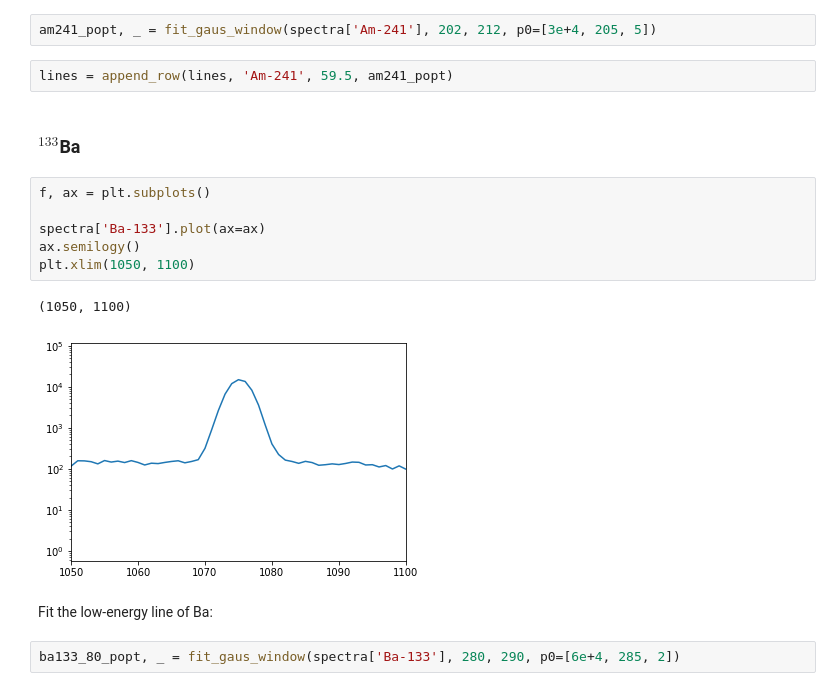
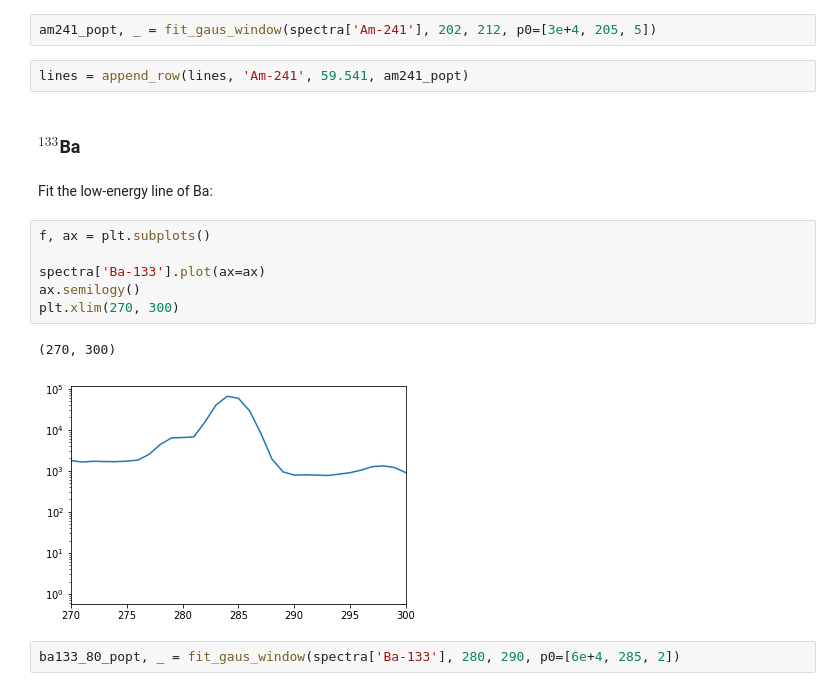
Before and after one commit to NE204-Fall2018/kjbilton-lab0, a Jupyter notebook: notebooks/lab0.ipynb, the cells around one changed output. Cells and saved outputs as stored; diff of their text form.

```diff
--- a/notebooks/lab0.ipynb
+++ b/notebooks/lab0.ipynb
@@ -136,20 +137,20 @@ ax.set_xlim(200, 220);
 # %%
 am241_popt, _ = fit_gaus_window(spectra['Am-241'], 202, 212, p0=[3e+4, 205, 5])
 # %%
-lines = append_row(lines, 'Am-241', 59.5, am241_popt)
+lines = append_row(lines, 'Am-241', 59.541, am241_popt)
 # %% [markdown]
 ### $^{133}$Ba
-# %%
-f, ax = plt.subplots()
-
-spectra['Ba-133'].plot(ax=ax)
-ax.semilogy()
-plt.xlim(1050, 1100)
-# %% [output]
-(1050, 1100)
-[figure, removed]
 # %% [markdown]
 Fit the low-energy line of Ba:
+# %%
+f, ax = plt.subplots()
+
+spectra['Ba-133'].plot(ax=ax)
+ax.semilogy()
+plt.xlim(270, 300)
+# %% [output]
+(270, 300)
+[figure, added]
 # %%
 ba133_80_popt, _ = fit_gaus_window(spectra['Ba-133'], 280, 290, p0=[6e+4, 285, 2])
 # %%
```
Also changed, not shown: parts of 33 cells of this notebook, 7 other files.
